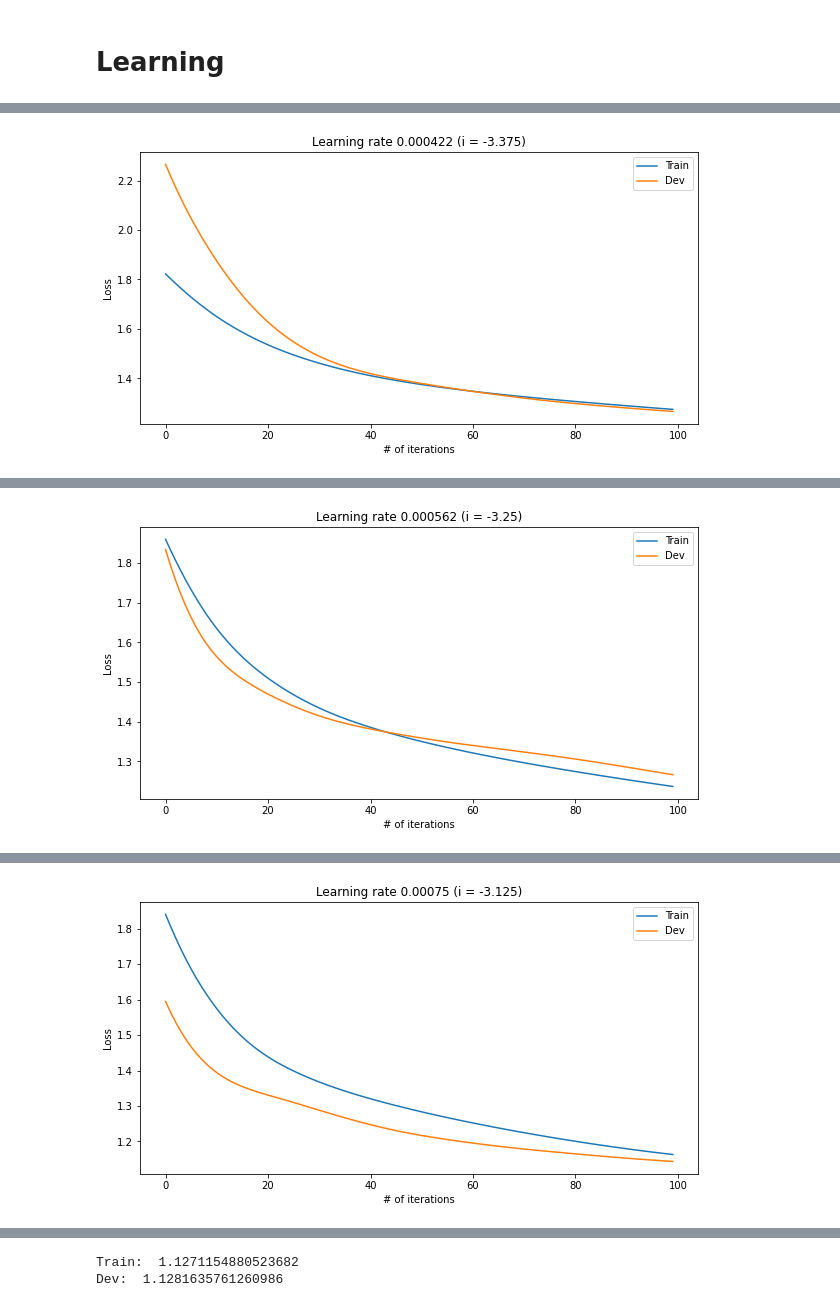
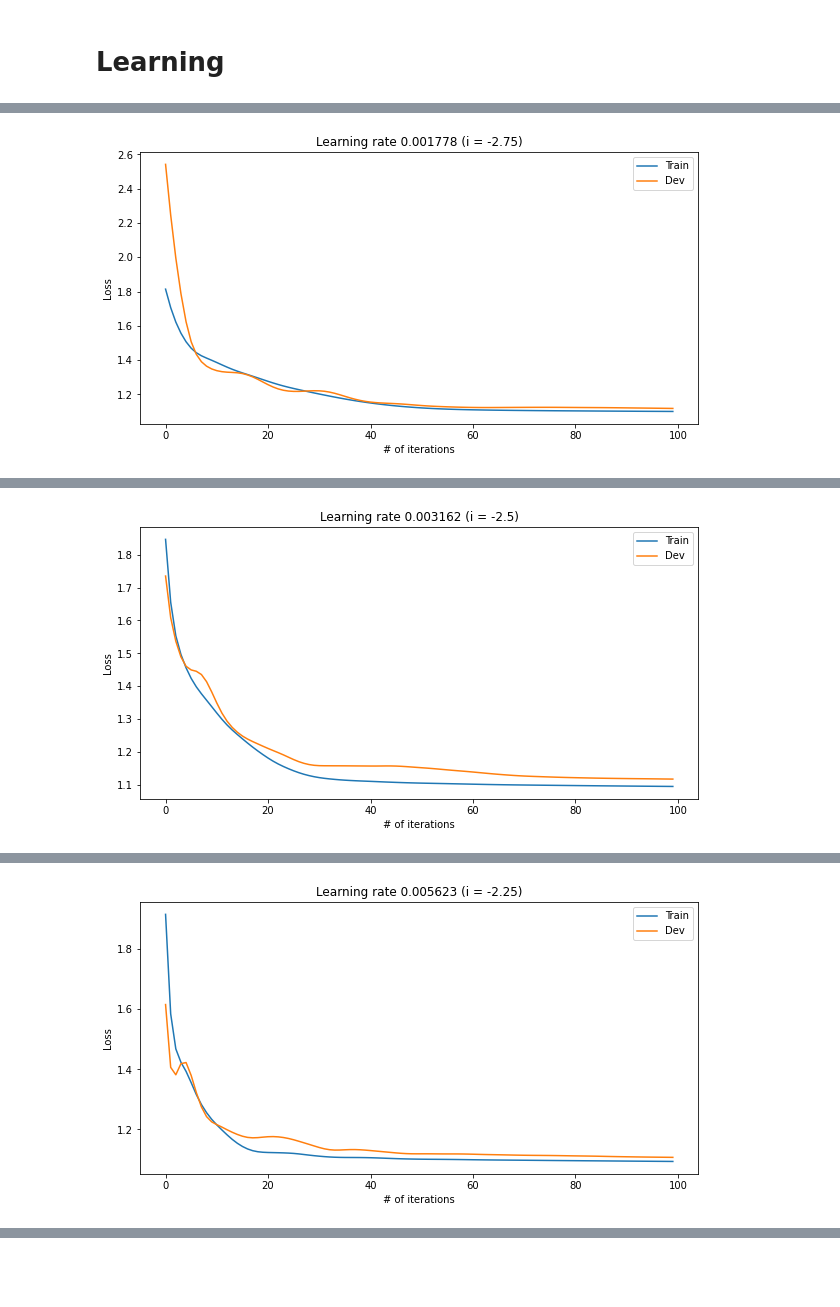
Before and after one commit to arjunagarwal899/KaggleTPSMay21, a Jupyter notebook: solution.ipynb, the cells around one changed output, grey strips where cells are left out. Cells and saved outputs as stored; diff of their text form; code cells hidden in the pictures; blank space fills up the shorter version.

```diff
--- a/solution.ipynb
+++ b/solution.ipynb
@@ -12,9 +12,9 @@ from sklearn.model_selection import train_test_split
 %matplotlib inline
 plt.rcParams["figure.figsize"] = (10, 5)
 # %%
-input_file_train = r'../input/tabular-playground-series-may-2021/train.csv'
-input_file_test = r'../input/tabular-playground-series-may-2021/test.csv'
-output_file = r'./submission.csv'
+input_file_train = r'./input/train.csv'
+input_file_test = r'./input/test.csv'
+output_file = r'./output/submission.csv'
 # %% [markdown]
 Reading input files
 # %%
@@ -127,19 +137,26 @@ def plot_history (history, title='Loss vs. # of iterations'):
+# %%
+class ModelCallback (keras.callbacks.Callback):
+	def on_epoch_end (self, epoch, logs=None):
+		if epoch % 50 == 0:
+			print(f'Epoch {epoch} - {" - ".join(f"{key}: {round(value, 4)}" for key, value in logs.items())}')
 # %%
 # Tuning for learning rate
-for i in np.linspace(-3.5, -2.5, 9, endpoint=True):
-    learning_rate = 10 ** i
-    model = get_model(learning_rate)
 
-    history = model.fit(
-        train_x,train_y,
-        epochs=100,
-        verbose=0,
-        batch_size=train_x.shape[0],
-        validation_data=(dev_x, dev_y),
-    )
+for i in np.linspace(-3, -2, 5, endpoint=True):
+	learning_rate = 10 ** i
+	model = get_model(learning_rate)
 
-    print('Train: ', model.evaluate(train_x, train_y, verbose=0))
-    print('Dev: ', model.evaluate(dev_x, dev_y, verbose=0))
-    plot_history(history, title=f'Learning rate {round(learning_rate, 6)} (i = {round(i, 3)})')
-    print()
+	history = model.fit(
+		train_x,train_y,
+		epochs=100,
+		verbose=0,
+		batch_size=train_x.shape[0],
+		validation_data=(dev_x, dev_y),
+		callbacks=[ModelCallback()],
+	)
+
+	print('Train:\t', model.evaluate(train_x, train_y, verbose=0))
+	print('Dev:\t', model.evaluate(dev_x, dev_y, verbose=0))
+	plot_history(history, title=f'Learning rate {round(learning_rate, 6)} (i = {round(i, 3)})')
+	print()
 # %% [output]
@@ -151 +172 @@ Dev:  1.2660114765167236
-[figure, old version]
+[figure, new version]
@@ -154 +177 @@ Dev:  1.2662266492843628
-[figure, old version]
+[figure, new version]
@@ -157 +182 @@ Dev:  1.14337158203125
-[figure, old version]
+[figure, new version]
@@ -161,2 +187,0 @@ Dev:  1.141409158706665
-Train:  1.1271154880523682
-Dev:  1.1281635761260986
```
Also changed, not shown: parts of 4 cells of this notebook, 1 other file.
